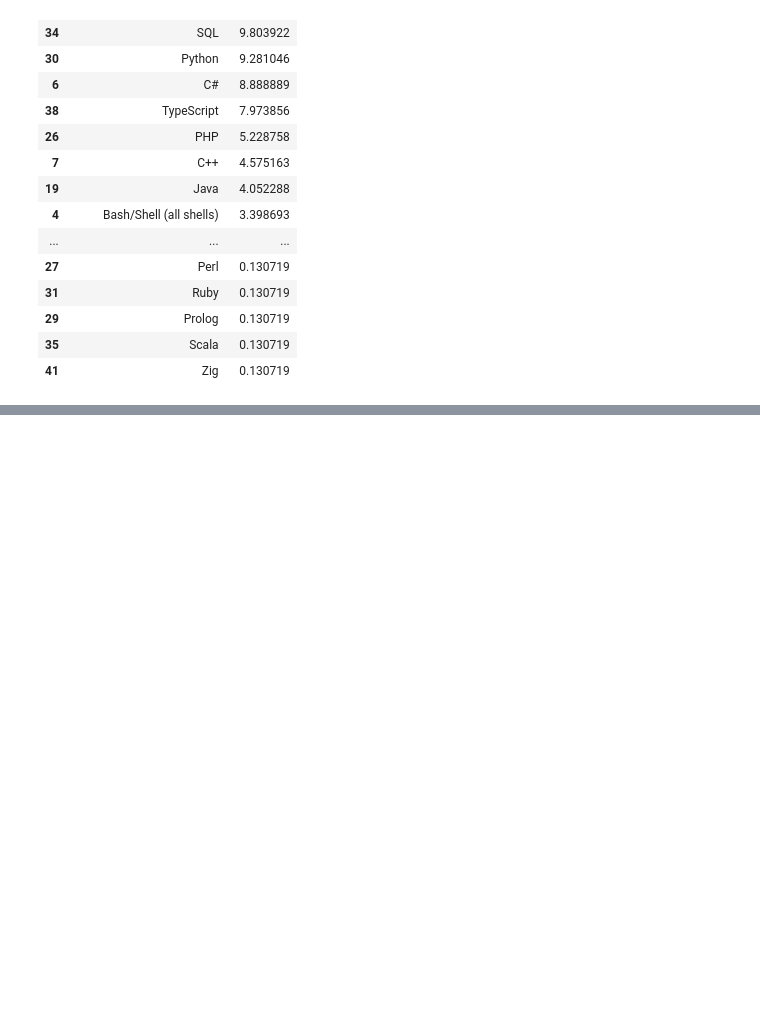
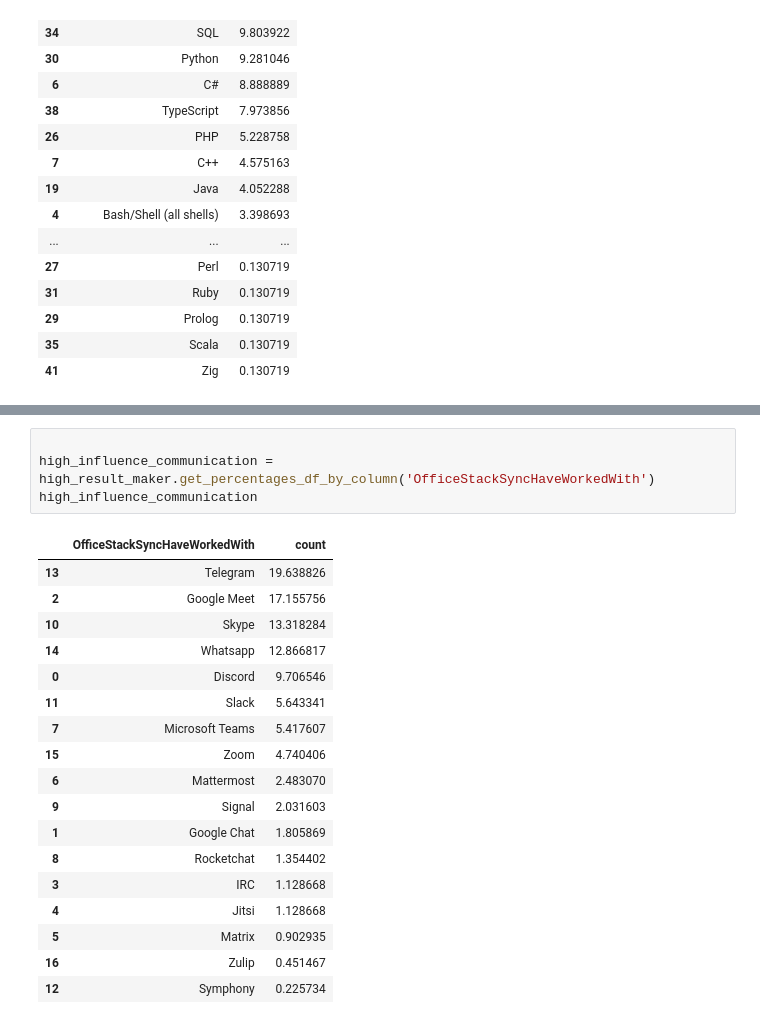
Before and after one commit to abrahim-k/stack_overflow_data, a Jupyter notebook: stack_overflow.ipynb, the cells around one changed output, grey strips where cells are left out. Saved outputs shown, nothing was run; the diff lists cells and outputs as text; blank space fills up the shorter version.

Commit message:
feat: ai and communication df

```diff
--- a/stack_overflow.ipynb
+++ b/stack_overflow.ipynb
@@ -285,0 +317,23 @@ some_influence_language
+# %%
+
+high_influence_communication = high_result_maker.get_percentages_df_by_column('OfficeStackSyncHaveWorkedWith')
+high_influence_communication
+# %% [output]
+|  | OfficeStackSyncHaveWorkedWith | count |
+| 13 | Telegram | 19.638826 |
+| 2 | Google Meet | 17.155756 |
+| 10 | Skype | 13.318284 |
+| 14 | Whatsapp | 12.866817 |
+| 0 | Discord | 9.706546 |
+| 11 | Slack | 5.643341 |
+| 7 | Microsoft Teams | 5.417607 |
+| 15 | Zoom | 4.740406 |
+| 6 | Mattermost | 2.483070 |
+| 9 | Signal | 2.031603 |
+| 1 | Google Chat | 1.805869 |
+| 8 | Rocketchat | 1.354402 |
+| 3 | IRC | 1.128668 |
+| 4 | Jitsi | 1.128668 |
+| 5 | Matrix | 0.902935 |
+| 16 | Zulip | 0.451467 |
+| 12 | Symphony | 0.225734 |
```
Also changed, not shown: parts of 5 cells of this notebook.
